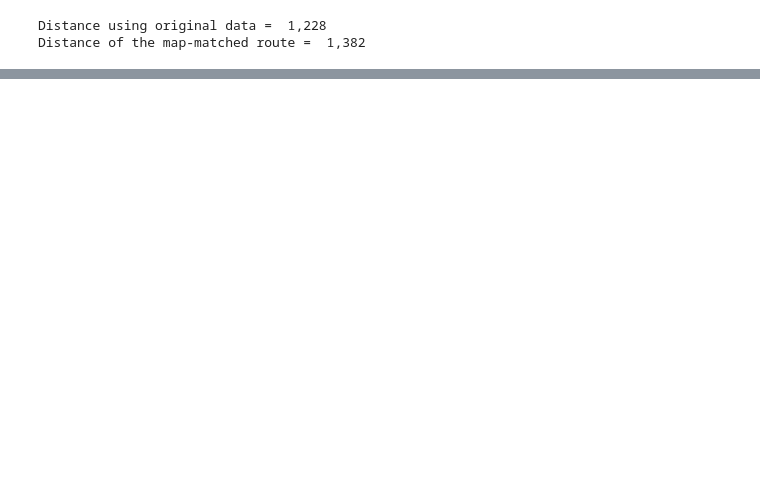
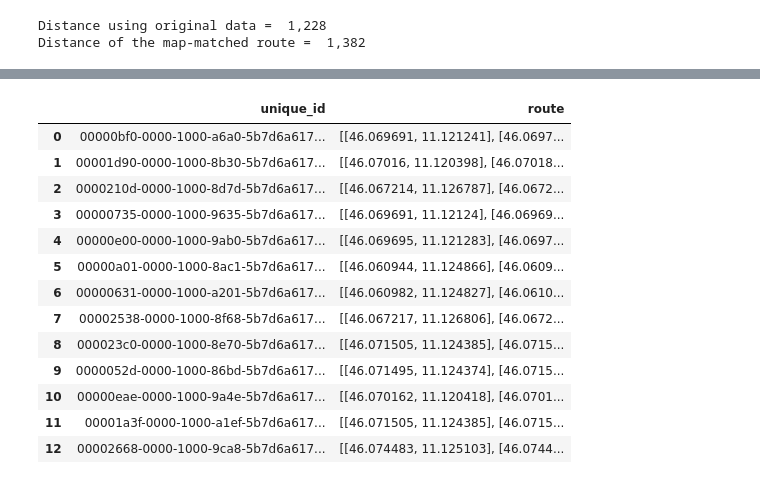
Before and after one commit to dclfbk/escooter_trento, a Jupyter notebook: code/MapMatching_ValhallaDocker.ipynb, the cells around one changed output, grey strips where cells are left out. Cells and saved outputs as stored; diff of their text form; code cells hidden in the pictures; blank space fills up the shorter version.

Commit message:
valhalla map matching

```diff
--- a/code/MapMatching_ValhallaDocker.ipynb
+++ b/code/MapMatching_ValhallaDocker.ipynb
@@ -227,0 +235,13 @@ final_df
+# %%
+df = pd.read_parquet("../data/trips_pointv3_cleaned.parquet")
+# sort pts by order in time
+df = df.sort_values(by=['point_timestamp'])
+# geodataframe
+df = gpd.GeoDataFrame(
+    df,
+    crs='EPSG:4326',
+    geometry=gpd.points_from_xy(df.point_longitude, df.point_latitude))
+# %%
+ids = list(df.unique_id.unique())
+# %%
+mm_df = pd.DataFrame({'unique_id':[], 'route':[]})
@@ -227,0 +279,29 @@ final_df
+# %%
+for id in range(len(ids)):
+    dt_temp = df[df.unique_id==ids[id]]
+    df_points = pd.DataFrame({'lon':dt_temp.point_longitude, 'lat':dt_temp.point_latitude})
+
+    # request
+    meili_coordinates = df_points.to_json(orient='records')
+    meili_head = '{"shape":'
+    meili_tail = ""","search_radius": 1000, "shape_match":"map_snap", "costing":"bicycle", "format":"osrm"}"""
+    # https://github.com/valhalla/valhalla-docs/blob/master/turn-by-turn/api-reference.md
+    meili_request_body = meili_head + meili_coordinates + meili_tail
+    url = "http://localhost:8002/trace_route"
+    headers = {'Content-type': 'application/json'}
+    data = str(meili_request_body)
+
+    r = requests.post(url, data=data, headers=headers)
+
+    if r.status_code == 200:
+        response_text = json.loads(r.text)
+        search_1 = response_text.get('matchings')
+        search_2 = dict(search_1[0])
+        poly = search_2.get('geometry')
+        lstr_mm_route = [decode(poly)]
+
+        mm_temp = pd.DataFrame({'unique_id':ids[id], 'route': lstr_mm_route})
+        mm_df = pd.concat([mm_df, mm_temp], ignore_index=True)
+    else:
+        # print('Error',r.status_code,':\n',r.text)
+        break
@@ -227,0 +310,17 @@ final_df
+# %%
+mm_df
+# %% [output]
+|  | unique_id | route |
+| 0 | 00000bf0-0000-1000-a6a0-5b7d6a617... | [[46.069691, 11.121241], [46.0697... |
+| 1 | 00001d90-0000-1000-8b30-5b7d6a617... | [[46.07016, 11.120398], [46.07018... |
+| 2 | 0000210d-0000-1000-8d7d-5b7d6a617... | [[46.067214, 11.126787], [46.0672... |
+| 3 | 00000735-0000-1000-9635-5b7d6a617... | [[46.069691, 11.12124], [46.06969... |
+| 4 | 00000e00-0000-1000-9ab0-5b7d6a617... | [[46.069695, 11.121283], [46.0697... |
+| 5 | 00000a01-0000-1000-8ac1-5b7d6a617... | [[46.060944, 11.124866], [46.0609... |
+| 6 | 00000631-0000-1000-a201-5b7d6a617... | [[46.060982, 11.124827], [46.0610... |
+| 7 | 00002538-0000-1000-8f68-5b7d6a617... | [[46.067217, 11.126806], [46.0672... |
+| 8 | 000023c0-0000-1000-8e70-5b7d6a617... | [[46.071505, 11.124385], [46.0715... |
+| 9 | 0000052d-0000-1000-86bd-5b7d6a617... | [[46.071495, 11.124374], [46.0715... |
+| 10 | 00000eae-0000-1000-9a4e-5b7d6a617... | [[46.070162, 11.120418], [46.0701... |
+| 11 | 00001a3f-0000-1000-a1ef-5b7d6a617... | [[46.071505, 11.124385], [46.0715... |
+| 12 | 00002668-0000-1000-9ca8-5b7d6a617... | [[46.074483, 11.125103], [46.0744... |
```
Also changed, not shown: parts of 8 cells of this notebook, 1 other file.
